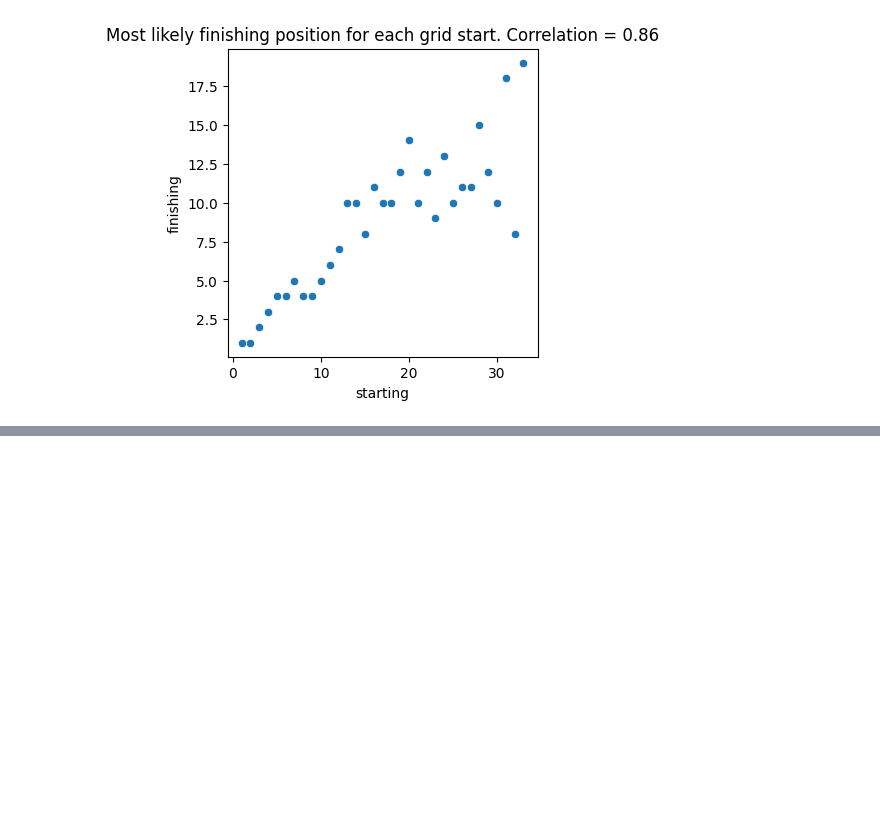
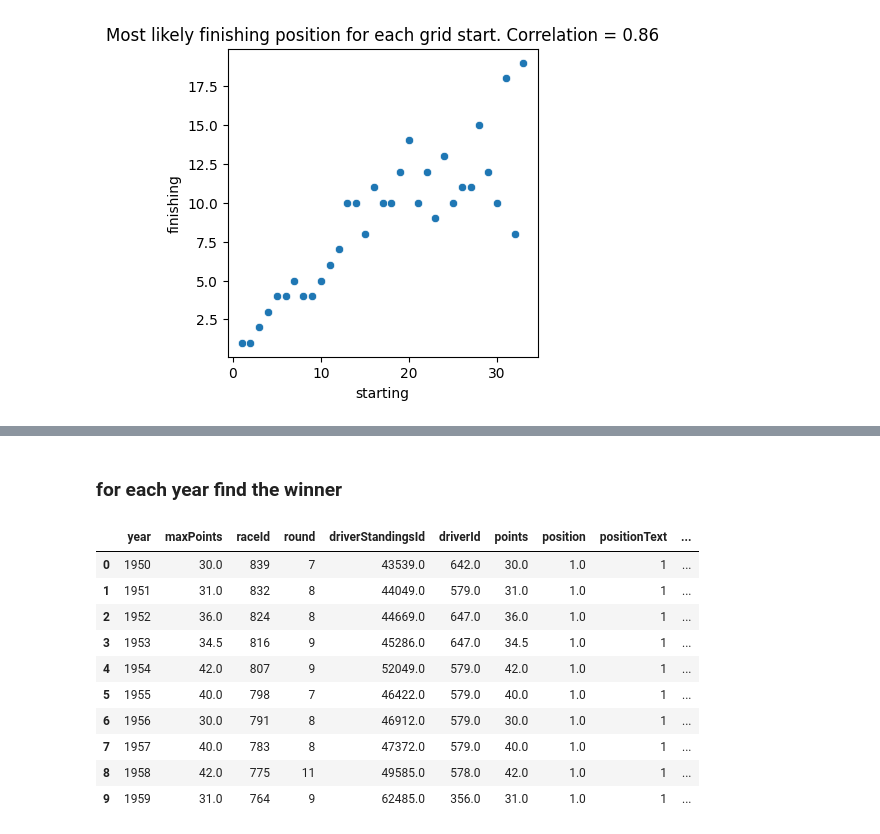
Before and after one commit to EE2SE/F1_Data_Scraper, a Jupyter notebook: EDA_F1.ipynb, the cells around one changed output, grey strips where cells are left out. Saved outputs shown, nothing was run; the diff lists cells and outputs as text; code cells hidden in the pictures; blank space fills up the shorter version.

```diff
--- a/EDA_F1.ipynb
+++ b/EDA_F1.ipynb
@@ -109,0 +121,26 @@ Text(0.5, 1.0, 'Most likely finishing position for each grid start. Correlation
+# %% [markdown]
+### for each year find the winner
+# %%
+# merge race data with point scorers
+races_points = pd.merge(races, driver_stand, how='left', left_on = ['raceId'], right_on = ['raceId'])
+# group by years and get max value of points
+# here we make an assumption that you cannot get negative points and that raceId go up with actual round numbers
+# because we select max points and max raceId, we assume that driver winning the championship has maximum points on their last race
+# if negative points were possible, he could have max points on an earlier race
+grouped_year_raceid = races_points.groupby(['year'])[['points','raceId']].max().reset_index().rename(columns={'points':'maxPoints'})
+season_winner = pd.merge(grouped_year_raceid,driver_stand,how='left', left_on = ['raceId','maxPoints'], right_on = ['raceId','points'])
+# manually add Max as the winner of the 2023 season
+season_winner.loc[73,'driverId'] = 830
+season_winner.head(10)
+# %% [output]
+|  | year | maxPoints | raceId | round | driverStandingsId | driverId | points | position | positionText | ... |
+| 0 | 1950 | 30.0 | 839 | 7 | 43539.0 | 642.0 | 30.0 | 1.0 | 1 | ... |
+| 1 | 1951 | 31.0 | 832 | 8 | 44049.0 | 579.0 | 31.0 | 1.0 | 1 | ... |
+| 2 | 1952 | 36.0 | 824 | 8 | 44669.0 | 647.0 | 36.0 | 1.0 | 1 | ... |
+| 3 | 1953 | 34.5 | 816 | 9 | 45286.0 | 647.0 | 34.5 | 1.0 | 1 | ... |
+| 4 | 1954 | 42.0 | 807 | 9 | 52049.0 | 579.0 | 42.0 | 1.0 | 1 | ... |
+| 5 | 1955 | 40.0 | 798 | 7 | 46422.0 | 579.0 | 40.0 | 1.0 | 1 | ... |
+| 6 | 1956 | 30.0 | 791 | 8 | 46912.0 | 579.0 | 30.0 | 1.0 | 1 | ... |
+| 7 | 1957 | 40.0 | 783 | 8 | 47372.0 | 579.0 | 40.0 | 1.0 | 1 | ... |
+| 8 | 1958 | 42.0 | 775 | 11 | 49585.0 | 578.0 | 42.0 | 1.0 | 1 | ... |
+| 9 | 1959 | 31.0 | 764 | 9 | 62485.0 | 356.0 | 31.0 | 1.0 | 1 | ... |
```
Also changed, not shown: parts of 6 cells of this notebook, 3 other files.
